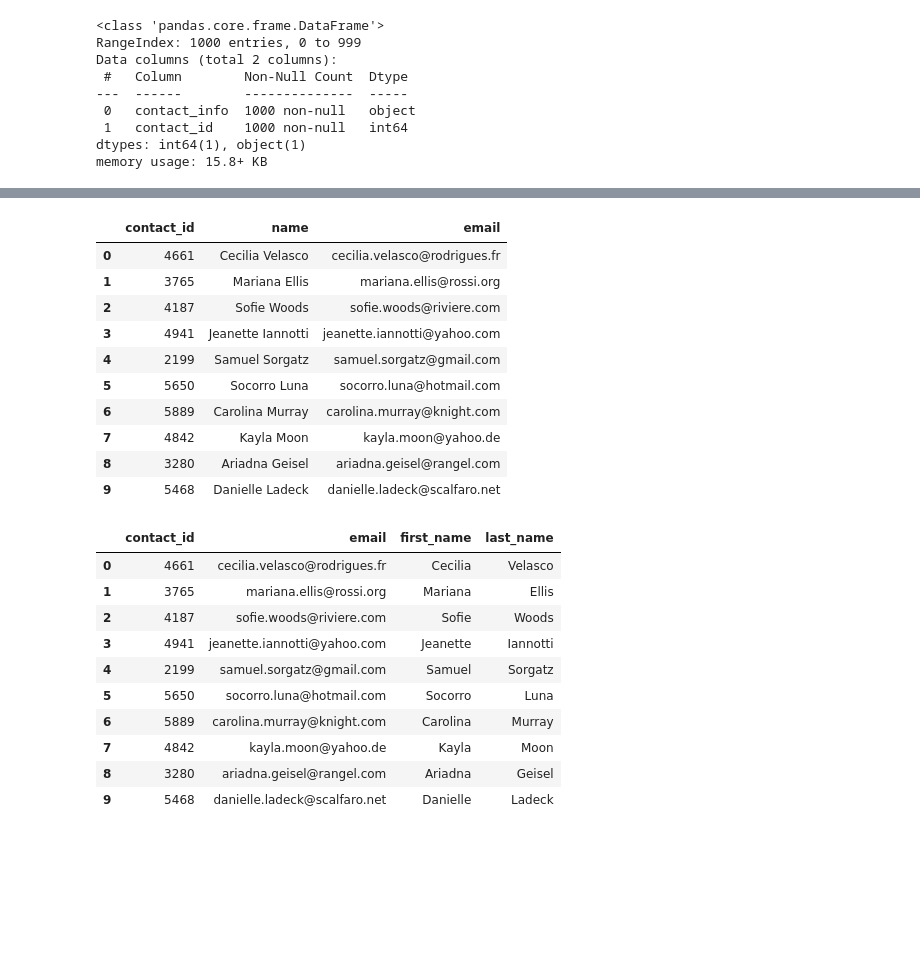
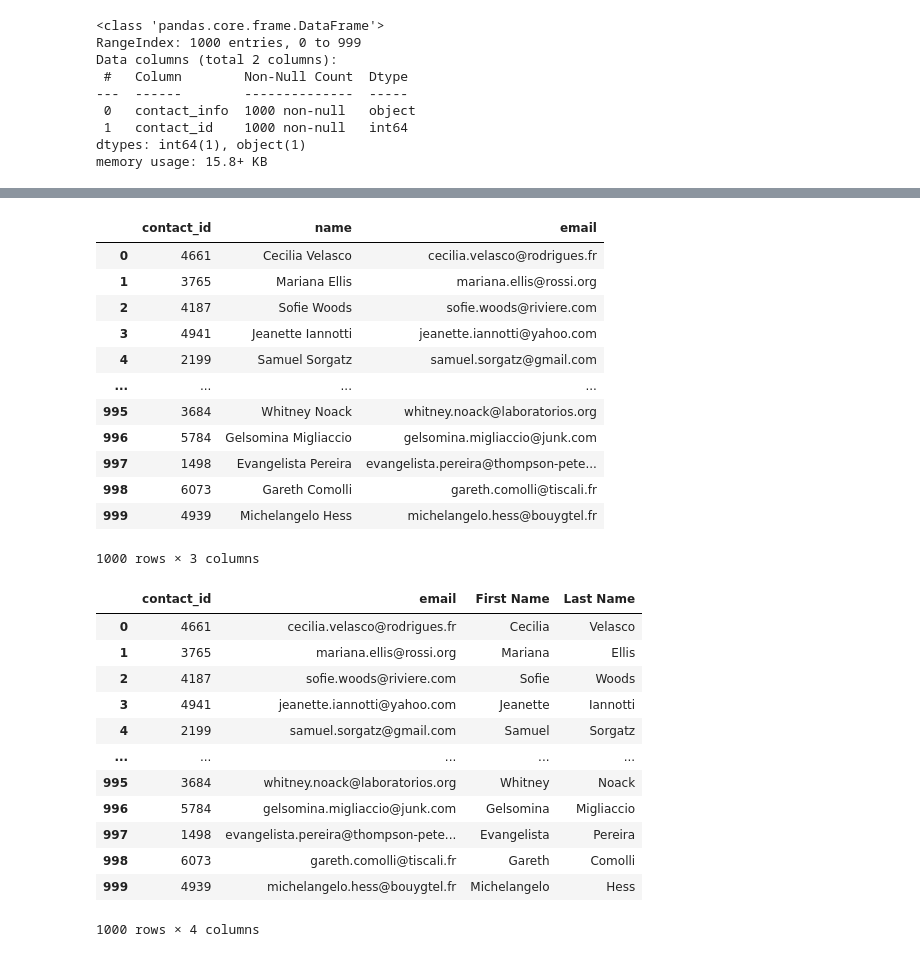
Before and after one commit to katmr27/Crowdfunding_ETL, a Jupyter notebook: Starter_Files/ETL_Mini_Project_Starter_Code_SPawan_KRodriguez.ipynb, the cells around one changed output, grey strips where cells are left out. Saved outputs shown, nothing was run; the diff lists cells and outputs as text; code cells hidden in the pictures; blank space fills up the shorter version.

Commit message:
regex dataframe update

```diff
--- a/Starter_Files/ETL_Mini_Project_Starter_Code_SPawan_KRodriguez.ipynb
+++ b/Starter_Files/ETL_Mini_Project_Starter_Code_SPawan_KRodriguez.ipynb
@@ -510,6 +512,8 @@ dtypes: object(2)
 memory usage: 15.8+ KB
 # %%
 # Convert the "contact_id" column to an int64 data type.
+contact_info_df_copy["contact_id"] = contact_info_df_copy["contact_id"].astype('int64')
+contact_info_df_copy.info()
 # %% [output]
 <class 'pandas.core.frame.DataFrame'>
 RangeIndex: 1000 entries, 0 to 999
@@ -522,6 +526,8 @@ dtypes: int64(1), object(1)
 memory usage: 15.8+ KB
 # %%
 # Extract the name of the contact and add it to a new column.
+contact_info_df_copy['name'] = contact_info_df_copy['contact_info'].str.extract(r'([A-Z][a-z]+ [A-Z][a-z]+)')
+contact_info_df_copy
 # %% [output]
 |  | contact_info | contact_id | name |
 | 0 | {"contact_id": 4661, "name": "Cec... | 4661 | Cecilia Velasco |
@@ -550,0 +545,5 @@ memory usage: 15.8+ KB
+# %%
+# Extract the email from the contacts and add the values to a new column.
+email_regex = r'\b[A-Za-z0-9._%+-]+@[A-Za-z0-9.-]+\.[A-Z|a-z]{2,}\b'
+contact_info_df_copy['email'] = contact_info_df_copy['contact_info'].str.extract(r'(\b[A-Za-z0-9._%+-]+@[A-Za-z0-9.-]+\.[A-Z|a-z]{2,}\b)')
+contact_info_df_copy
@@ -551,5 +564,10 @@ memory usage: 15.8+ KB
 # %%
 # Create a copy of the contact_info_df with the 'contact_id', 'name', 'email' columns.
+contact_info_df_comp = pd.DataFrame()
+contact_info_df_comp['contact_id'] = contact_info_df_copy['contact_id']
+contact_info_df_comp['name'] = contact_info_df_copy['name']
+contact_info_df_comp['email'] = contact_info_df_copy['email']
+contact_info_df_comp
 # %% [output]
 |  | contact_id | name | email |
 | 0 | 4661 | Cecilia Velasco | cecilia.velasco@rodrigues.fr |
@@ -557,25 +575,31 @@ memory usage: 15.8+ KB
 | 2 | 4187 | Sofie Woods | sofie.woods@riviere.com |
 | 3 | 4941 | Jeanette Iannotti | jeanette.iannotti@yahoo.com |
 | 4 | 2199 | Samuel Sorgatz | samuel.sorgatz@gmail.com |
-| 5 | 5650 | Socorro Luna | socorro.luna@hotmail.com |
-| 6 | 5889 | Carolina Murray | carolina.murray@knight.com |
-| 7 | 4842 | Kayla Moon | kayla.moon@yahoo.de |
-| 8 | 3280 | Ariadna Geisel | ariadna.geisel@rangel.com |
-| 9 | 5468 | Danielle Ladeck | danielle.ladeck@scalfaro.net |
+| ... | ... | ... | ... |
+| 995 | 3684 | Whitney Noack | whitney.noack@laboratorios.org |
+| 996 | 5784 | Gelsomina Migliaccio | gelsomina.migliaccio@junk.com |
+| 997 | 1498 | Evangelista Pereira | evangelista.pereira@thompson-pete... |
+| 998 | 6073 | Gareth Comolli | gareth.comolli@tiscali.fr |
+| 999 | 4939 | Michelangelo Hess | michelangelo.hess@bouygtel.fr |
+1000 rows × 3 columns
 # %%
 # Create a "first"name" and "last_name" column with the first and last names from the "name" column.
-
+contact_info_df_comp[['First Name', 'Last Name']] = contact_info_df_comp['name'].str.extract(r'(\w+)\s(\w+)')
 
 # Drop the contact_name column
+contact_info_df_comp = contact_info_df_comp.drop('name',axis=1)
+contact_info_df_comp
 # %% [output]
-|  | contact_id | email | first_name | last_name |
+|  | contact_id | email | First Name | Last Name |
 | 0 | 4661 | cecilia.velasco@rodrigues.fr | Cecilia | Velasco |
 | 1 | 3765 | mariana.ellis@rossi.org | Mariana | Ellis |
 | 2 | 4187 | sofie.woods@riviere.com | Sofie | Woods |
 | 3 | 4941 | jeanette.iannotti@yahoo.com | Jeanette | Iannotti |
 | 4 | 2199 | samuel.sorgatz@gmail.com | Samuel | Sorgatz |
-| 5 | 5650 | socorro.luna@hotmail.com | Socorro | Luna |
-| 6 | 5889 | carolina.murray@knight.com | Carolina | Murray |
-| 7 | 4842 | kayla.moon@yahoo.de | Kayla | Moon |
-| 8 | 3280 | ariadna.geisel@rangel.com | Ariadna | Geisel |
-| 9 | 5468 | danielle.ladeck@scalfaro.net | Danielle | Ladeck |
+| ... | ... | ... | ... | ... |
+| 995 | 3684 | whitney.noack@laboratorios.org | Whitney | Noack |
+| 996 | 5784 | gelsomina.migliaccio@junk.com | Gelsomina | Migliaccio |
+| 997 | 1498 | evangelista.pereira@thompson-pete... | Evangelista | Pereira |
+| 998 | 6073 | gareth.comolli@tiscali.fr | Gareth | Comolli |
+| 999 | 4939 | michelangelo.hess@bouygtel.fr | Michelangelo | Hess |
+1000 rows × 4 columns
```
Also changed, not shown: parts of 8 cells of this notebook, 1 other file.
